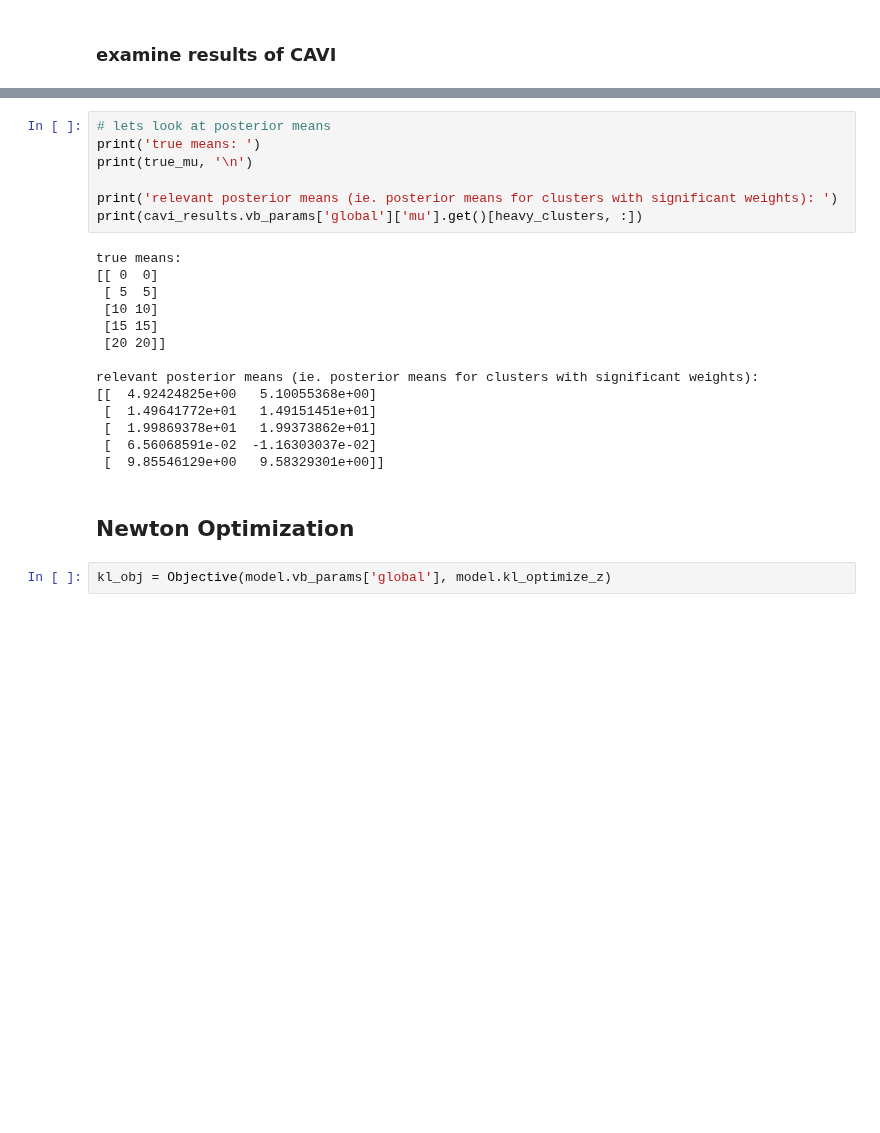
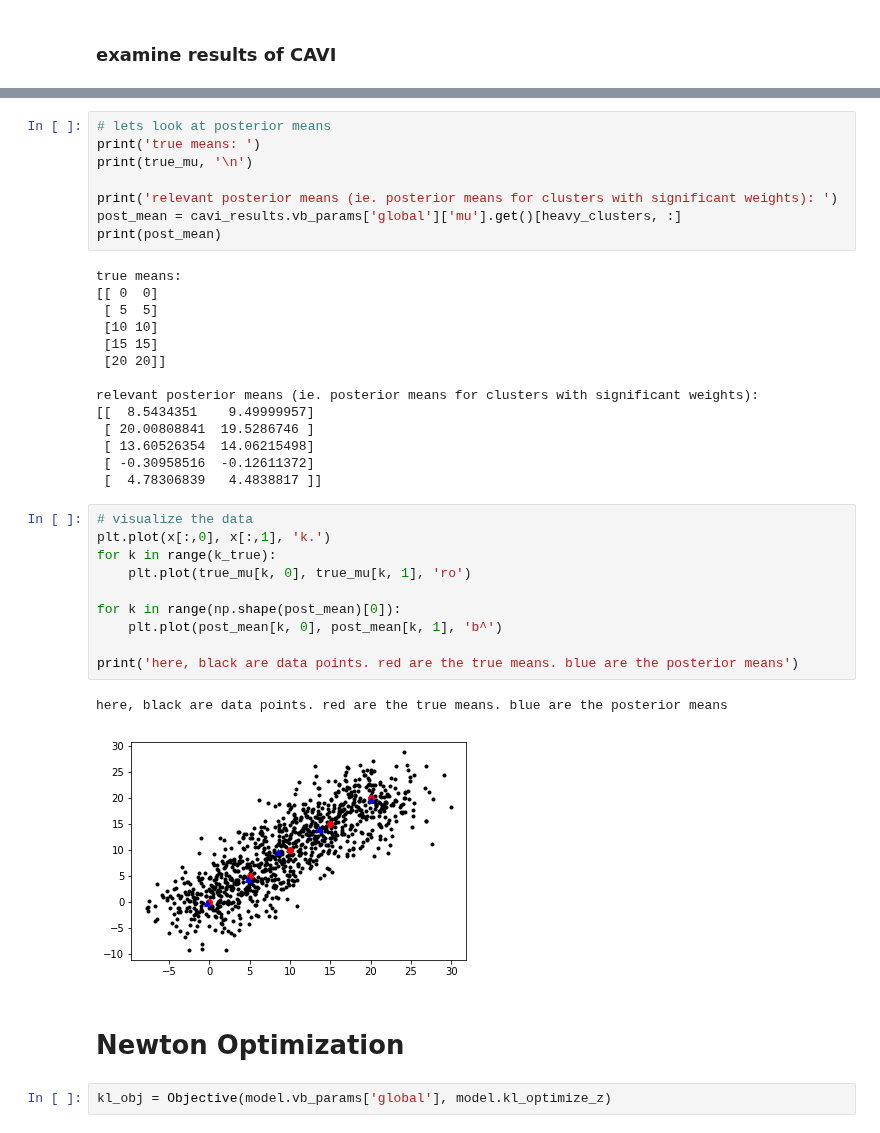
Before and after one commit to Runjing-Liu120/Variational_BNP_robustness, a Jupyter notebook: DP_mixture/DP_normal_mixture.ipynb, the cells around one changed output, grey strips where cells are left out. Saved outputs shown, nothing was run; the diff lists cells and outputs as text; blank space fills up the shorter version.

```diff
--- a/DP_mixture/DP_normal_mixture.ipynb
+++ b/DP_mixture/DP_normal_mixture.ipynb
@@ -184,7 +184,8 @@ print('true means: ')
 print(true_mu, '\n')
 
 print('relevant posterior means (ie. posterior means for clusters with significant weights): ')
-print(cavi_results.vb_params['global']['mu'].get()[heavy_clusters, :])
+post_mean = cavi_results.vb_params['global']['mu'].get()[heavy_clusters, :]
+print(post_mean)
 # %% [output]
 true means:
 [[ 0  0]
@@ -194,13 +195,26 @@ true means:
  [20 20]]
 
 relevant posterior means (ie. posterior means for clusters with significant weights):
-[[  4.92424825e+00   5.10055368e+00]
- [  1.49641772e+01   1.49151451e+01]
- [  1.99869378e+01   1.99373862e+01]
- [  6.56068591e-02  -1.16303037e-02]
- [  9.85546129e+00   9.58329301e+00]]
+[[  8.5434351    9.49999957]
+ [ 20.00808841  19.5286746 ]
+ [ 13.60526354  14.06215498]
+ [ -0.30958516  -0.12611372]
+ [  4.78306839   4.4838817 ]]
+# %%
+# visualize the data
+plt.plot(x[:,0], x[:,1], 'k.')
+for k in range(k_true):
+    plt.plot(true_mu[k, 0], true_mu[k, 1], 'ro')
+
+for k in range(np.shape(post_mean)[0]):
+    plt.plot(post_mean[k, 0], post_mean[k, 1], 'b^')
+
+print('here, black are data points. red are the true means. blue are the posterior means')
+# %% [output]
+here, black are data points. red are the true means. blue are the posterior means
+[figure, added]
 # %% [markdown]
-## Newton Optimization
+# Newton Optimization
 # %%
 kl_obj = Objective(model.vb_params['global'], model.kl_optimize_z)
 # %%
```
Also changed, not shown: parts of 46 cells of this notebook.
